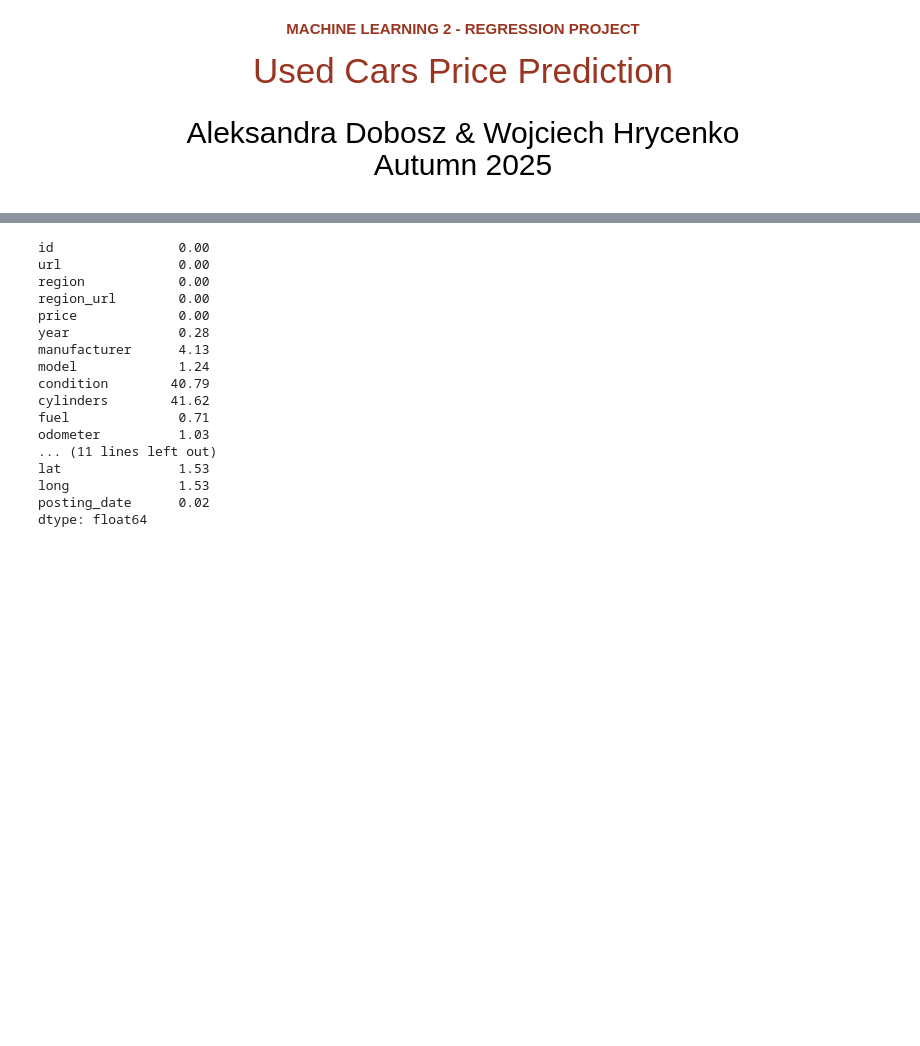
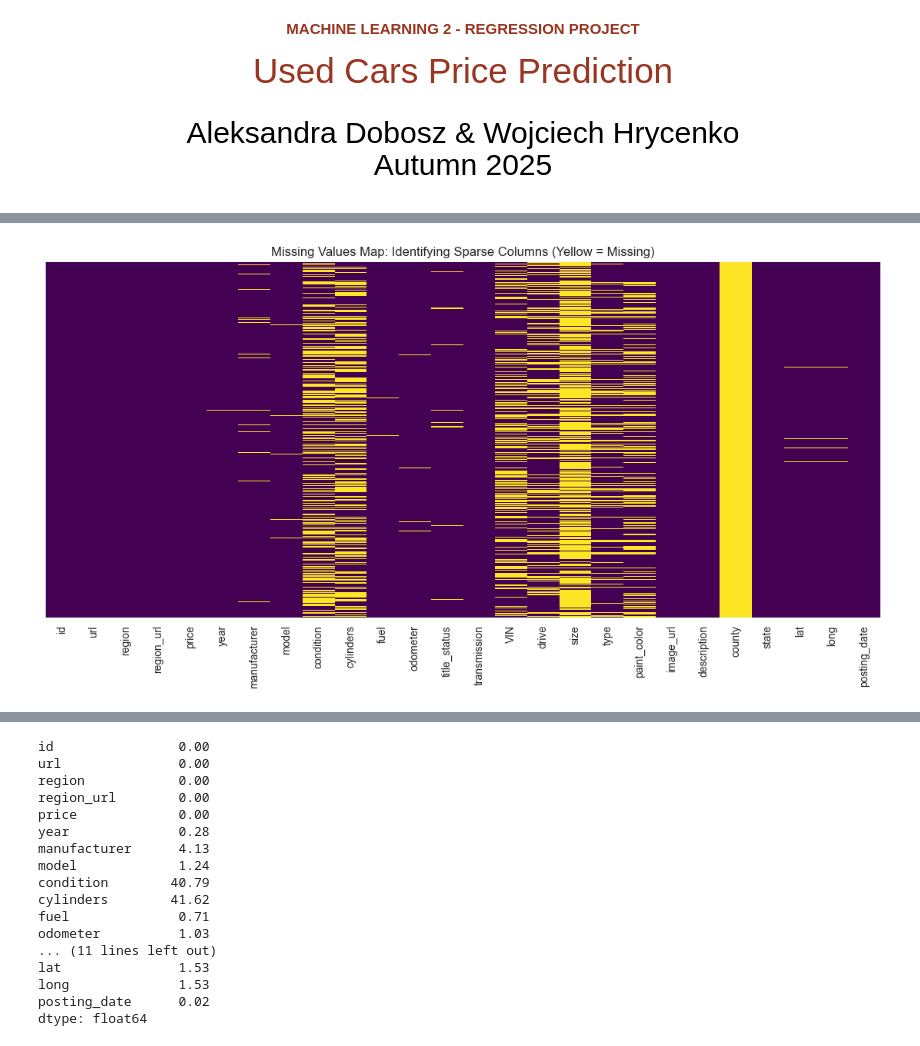
Before and after one commit to WojciechHrycenko/MachineLearning2, a Jupyter notebook: Regression - Used Cars/regression_user_cars.ipynb, the cells around one changed output, grey strips where cells are left out. Saved outputs shown, nothing was run; the diff lists cells and outputs as text; code cells hidden in the pictures; blank space fills up the shorter version.

Commit message:
v0_2 of regression

```diff
--- a/Regression - Used Cars/regression_user_cars.ipynb
+++ b/Regression - Used Cars/regression_user_cars.ipynb
@@ -21,0 +26,39 @@
+# %%
+# --- 1. Core Data Science Libraries ---
+import pandas as pd
+import numpy as np
+import matplotlib.pyplot as plt
+import seaborn as sns
+
+# --- 2. Machine Learning (Scikit-Learn & XGBoost) ---
+# Preprocessing & Split
+from sklearn.model_selection import train_test_split, RandomizedSearchCV
+from sklearn.preprocessing import StandardScaler
+
+# Models
+from sklearn.linear_model import LinearRegression
+from sklearn.ensemble import RandomForestRegressor, VotingRegressor
+from sklearn.neural_network import MLPRegressor
+from xgboost import XGBRegressor
+
+# Metrics
+from sklearn.metrics import mean_absolute_error, mean_squared_error, r2_score
+
+# --- 3. Utilities ---
+import warnings
+import joblib  # For saving the model
+
+# --- 4. Global Configuration (For Reproducibility & Style) ---
+# Suppress annoying warnings for a cleaner report (Presentation score)
+warnings.filterwarnings('ignore')
+
+# Set global random seed for reproducibility (CRITICAL for 'Reproducibility' criterion)
+SEED = 42
+np.random.seed(SEED)
+
+# Visualization settings
+sns.set_style("whitegrid")
+plt.rcParams['figure.figsize'] = (12, 6)
+pd.set_option('display.max_columns', None)  # Show all columns when printing DFs
+
+print("Libraries imported successfully. Random seed set to 42.")
@@ -66,0 +143,8 @@ None
+# %%
+plt.figure(figsize=(14, 6))
+# Heatmap of missing values: Yellow lines indicate missing data
+sns.heatmap(df_raw.isnull(), cbar=False, yticklabels=False, cmap='viridis')
+plt.title('Missing Values Map: Identifying Sparse Columns (Yellow = Missing)')
+plt.show()
+# %% [output]
+[figure, added]
```
Also changed, not shown: parts of 22 cells of this notebook.
